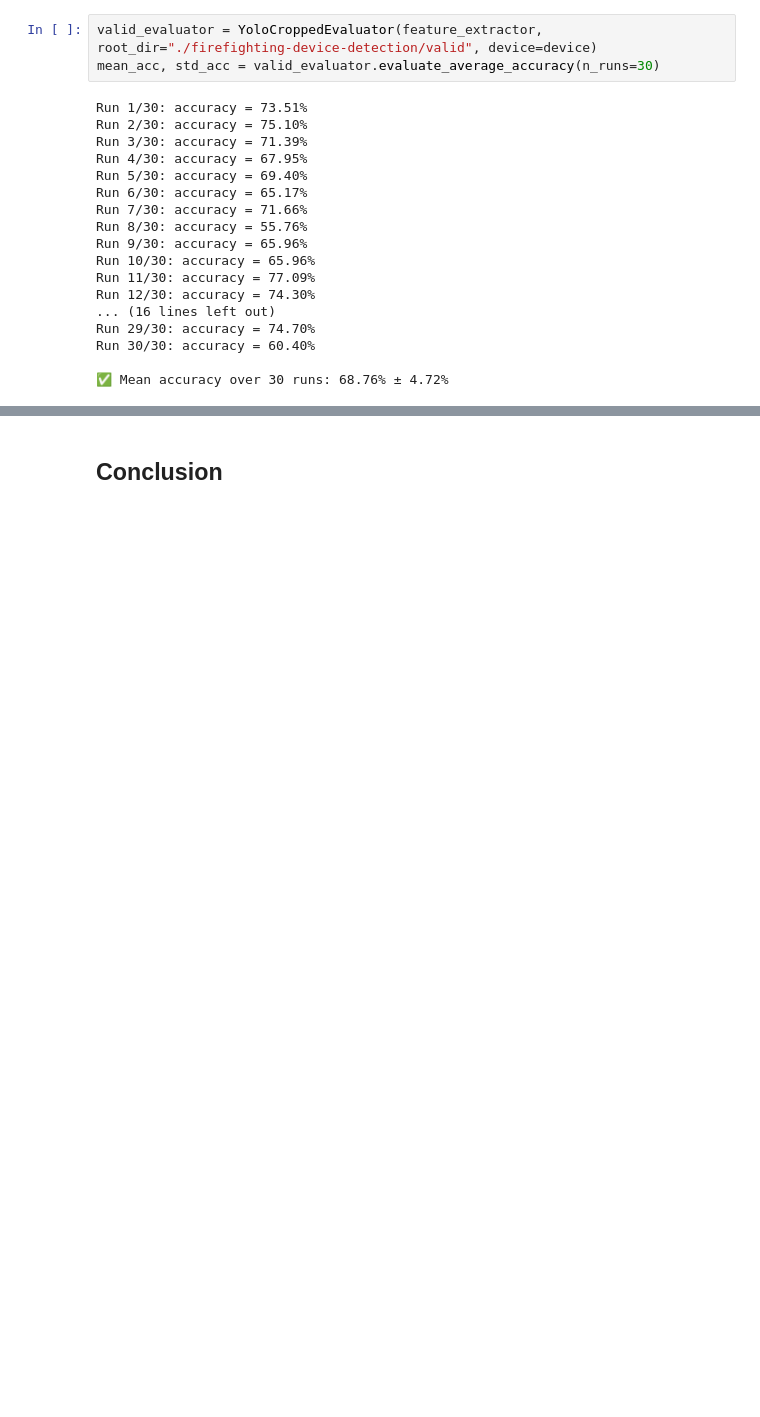
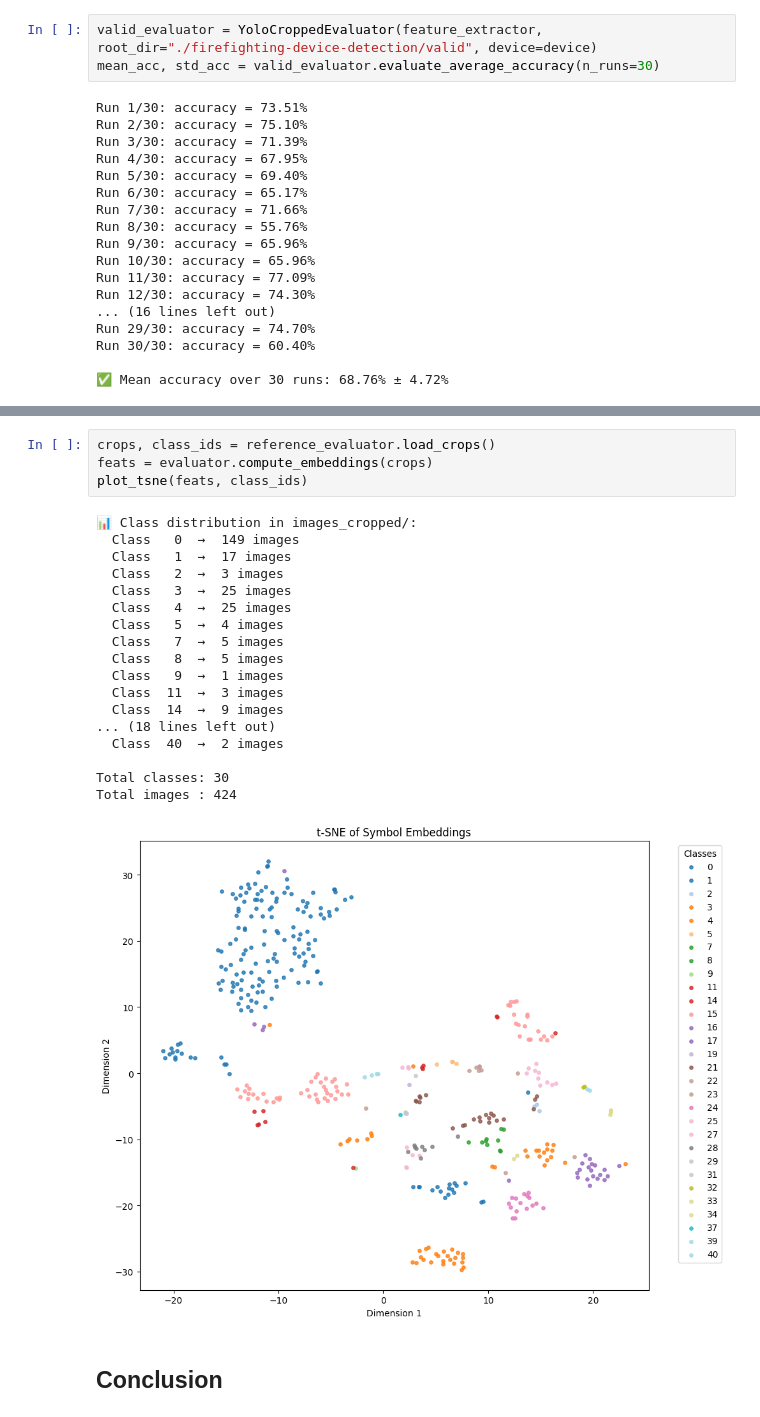
Before and after one commit to samuelmoyal/SimCLR-fine-tuning, a Jupyter notebook: one_shot_simclr.ipynb, the cells around one changed output, grey strips where cells are left out. Saved outputs shown, nothing was run; the diff lists cells and outputs as text; blank space fills up the shorter version.

```diff
--- a/one_shot_simclr.ipynb
+++ b/one_shot_simclr.ipynb
@@ -794,3 +1041,26 @@ Run 30/30: accuracy = 70.28%
+# %%
+crops, class_ids = reference_evaluator.load_crops()
+feats = evaluator.compute_embeddings(crops)
+plot_tsne(feats, class_ids)
+# %% [output]
+📊 Class distribution in images_cropped/:
+  Class   0  →  149 images
+  Class   1  →  17 images
+  Class   2  →  3 images
+  Class   3  →  25 images
+  Class   4  →  25 images
+  Class   5  →  4 images
+  Class   7  →  5 images
+  Class   8  →  5 images
+  Class   9  →  1 images
+  Class  11  →  3 images
+  Class  14  →  9 images
+... (18 lines left out)
+  Class  40  →  2 images
+
+Total classes: 30
+Total images : 424
+[figure, added]
 # %% [markdown]
 ## Conclusion
 # %% [markdown]
```
Also changed, not shown: parts of 17 cells of this notebook, 9 other files.
